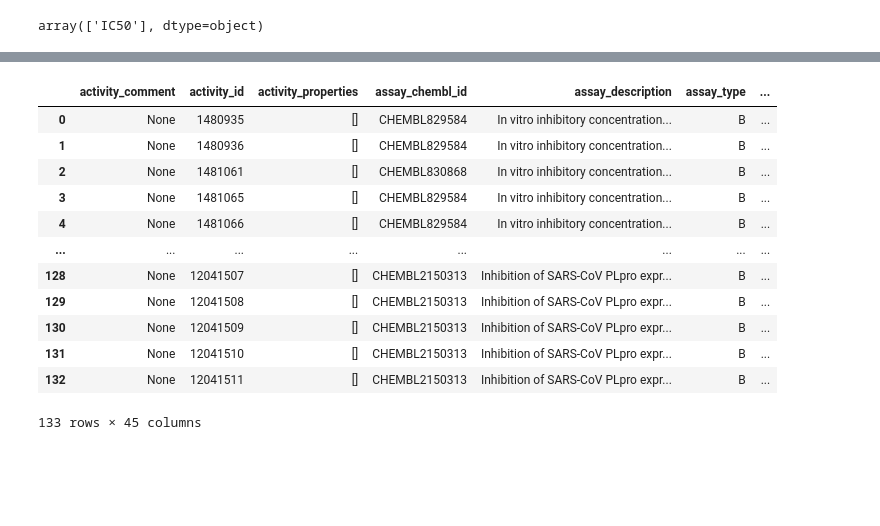
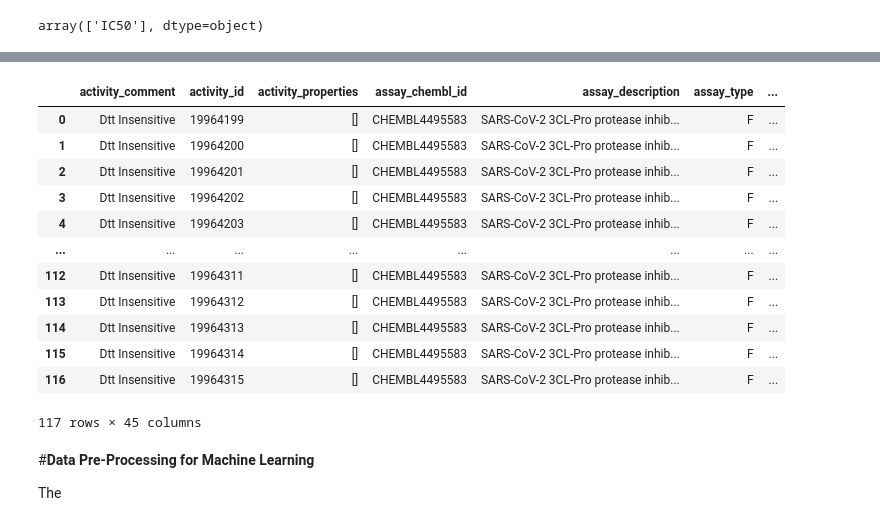
Before and after one commit to khanfs/ComputationalBiomedicine-Betacoronavirus, a Jupyter notebook: Sars_Cov_2.ipynb, the cells around one changed output, grey strips where cells are left out. Saved outputs shown, nothing was run; the diff lists cells and outputs as text; code cells hidden in the pictures; blank space fills up the shorter version.

```diff
--- a/Sars_Cov_2.ipynb
+++ b/Sars_Cov_2.ipynb
@@ -80,17 +112,21 @@ df.to_csv('bioactivity_data.csv', index=False)
 # %%
-df2 = df[df.standard_value.notna()]
-df2
+df_md = df[df.standard_value.notna()]
+df_md
 # %% [output]
 |  | activity_comment | activity_id | activity_properties | assay_chembl_id | assay_description | assay_type | ... |
-| 0 | None | 1480935 | [] | CHEMBL829584 | In vitro inhibitory concentration... | B | ... |
-| 1 | None | 1480936 | [] | CHEMBL829584 | In vitro inhibitory concentration... | B | ... |
-| 2 | None | 1481061 | [] | CHEMBL830868 | In vitro inhibitory concentration... | B | ... |
-| 3 | None | 1481065 | [] | CHEMBL829584 | In vitro inhibitory concentration... | B | ... |
-| 4 | None | 1481066 | [] | CHEMBL829584 | In vitro inhibitory concentration... | B | ... |
+| 0 | Dtt Insensitive | 19964199 | [] | CHEMBL4495583 | SARS-CoV-2 3CL-Pro protease inhib... | F | ... |
+| 1 | Dtt Insensitive | 19964200 | [] | CHEMBL4495583 | SARS-CoV-2 3CL-Pro protease inhib... | F | ... |
+| 2 | Dtt Insensitive | 19964201 | [] | CHEMBL4495583 | SARS-CoV-2 3CL-Pro protease inhib... | F | ... |
+| 3 | Dtt Insensitive | 19964202 | [] | CHEMBL4495583 | SARS-CoV-2 3CL-Pro protease inhib... | F | ... |
+| 4 | Dtt Insensitive | 19964203 | [] | CHEMBL4495583 | SARS-CoV-2 3CL-Pro protease inhib... | F | ... |
 | ... | ... | ... | ... | ... | ... | ... | ... |
-| 128 | None | 12041507 | [] | CHEMBL2150313 | Inhibition of SARS-CoV PLpro expr... | B | ... |
-| 129 | None | 12041508 | [] | CHEMBL2150313 | Inhibition of SARS-CoV PLpro expr... | B | ... |
-| 130 | None | 12041509 | [] | CHEMBL2150313 | Inhibition of SARS-CoV PLpro expr... | B | ... |
-| 131 | None | 12041510 | [] | CHEMBL2150313 | Inhibition of SARS-CoV PLpro expr... | B | ... |
-| 132 | None | 12041511 | [] | CHEMBL2150313 | Inhibition of SARS-CoV PLpro expr... | B | ... |
+| 112 | Dtt Insensitive | 19964311 | [] | CHEMBL4495583 | SARS-CoV-2 3CL-Pro protease inhib... | F | ... |
+| 113 | Dtt Insensitive | 19964312 | [] | CHEMBL4495583 | SARS-CoV-2 3CL-Pro protease inhib... | F | ... |
+| 114 | Dtt Insensitive | 19964313 | [] | CHEMBL4495583 | SARS-CoV-2 3CL-Pro protease inhib... | F | ... |
+| 115 | Dtt Insensitive | 19964314 | [] | CHEMBL4495583 | SARS-CoV-2 3CL-Pro protease inhib... | F | ... |
+| 116 | Dtt Insensitive | 19964315 | [] | CHEMBL4495583 | SARS-CoV-2 3CL-Pro protease inhib... | F | ... |
-133 rows × 45 columns
+117 rows × 45 columns
+# %% [markdown]
+#**Data Pre-Processing for Machine Learning**
+
+The
```
Also changed, not shown: parts of 8 cells of this notebook.
